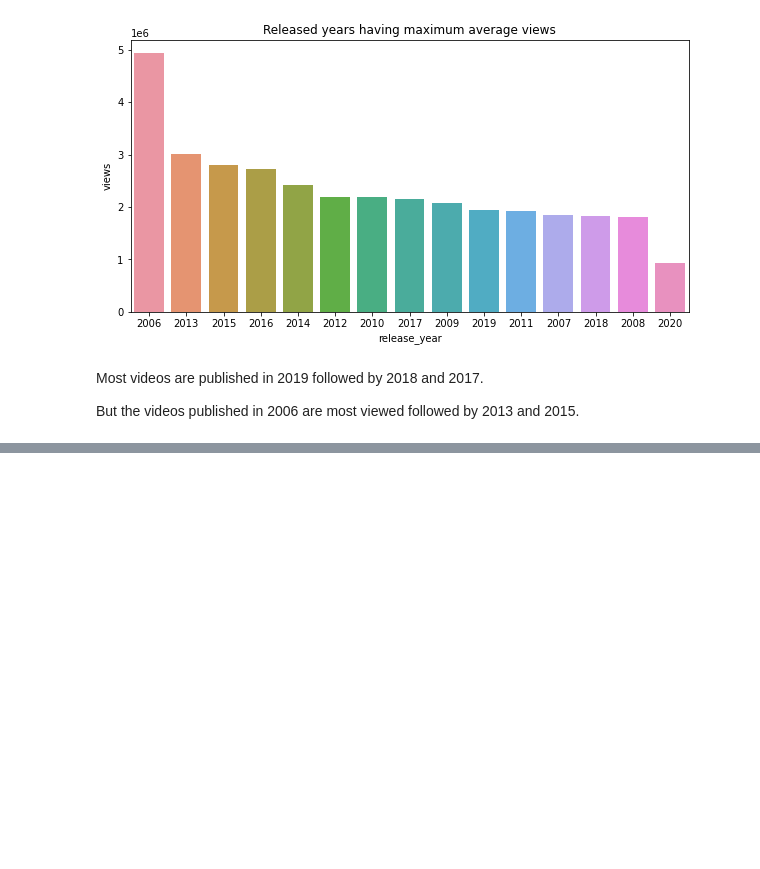
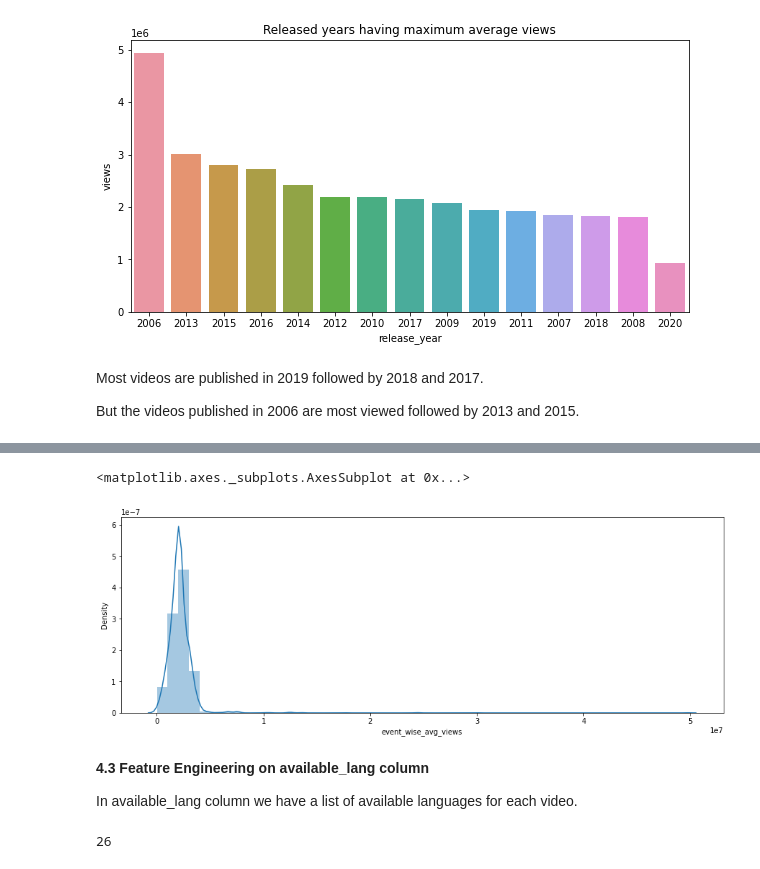
Before and after one commit to Shantanuh10/Ted-Talk-Views-Prediction-Project, a Jupyter notebook: Capstone_project_2_Ted_Talks.ipynb, the cells around one changed output, grey strips where cells are left out. Drawn from its saved outputs; the diff is of its cells as text; code cells hidden in the pictures; blank space fills up the shorter version.

```diff
--- a/Capstone_project_2_Ted_Talks.ipynb
+++ b/Capstone_project_2_Ted_Talks.ipynb
@@ -659,0 +687,7 @@ But the videos published in 2006 are most viewed followed by 2013 and 2015.
+# %%
+#applying target encoding on event column
+pop_event=df.groupby('event').agg({'views' : 'mean'}).sort_values(['views'],ascending=False)
+pop_event=pop_event.to_dict()
+pop_event=pop_event.values()
+pop_event=  list(pop_event)[0]
+df['event_wise_avg_views']=df['event'].map(pop_event)
@@ -659,0 +700,20 @@ But the videos published in 2006 are most viewed followed by 2013 and 2015.
+# %%
+#dropping event column
+df=df.drop(columns='event')
+# %%
+#Plotting the distplot of event_wise_avg_views
+sns.distplot(df['event_wise_avg_views'])
+# %% [output]
+<matplotlib.axes._subplots.AxesSubplot at 0x...>
+[figure, added]
+# %% [markdown]
+**4.3 Feature Engineering on available_lang column**
+
+In available_lang column we have a list of available languages for each video.
+# %%
+#applying eval function on available_lang column
+df['available_lang'] = df.apply(lambda row: eval(row['available_lang']), axis=1)
+
+len(df['available_lang'][10])
+# %% [output]
+26
```
Also changed, not shown: parts of 31 cells of this notebook.
